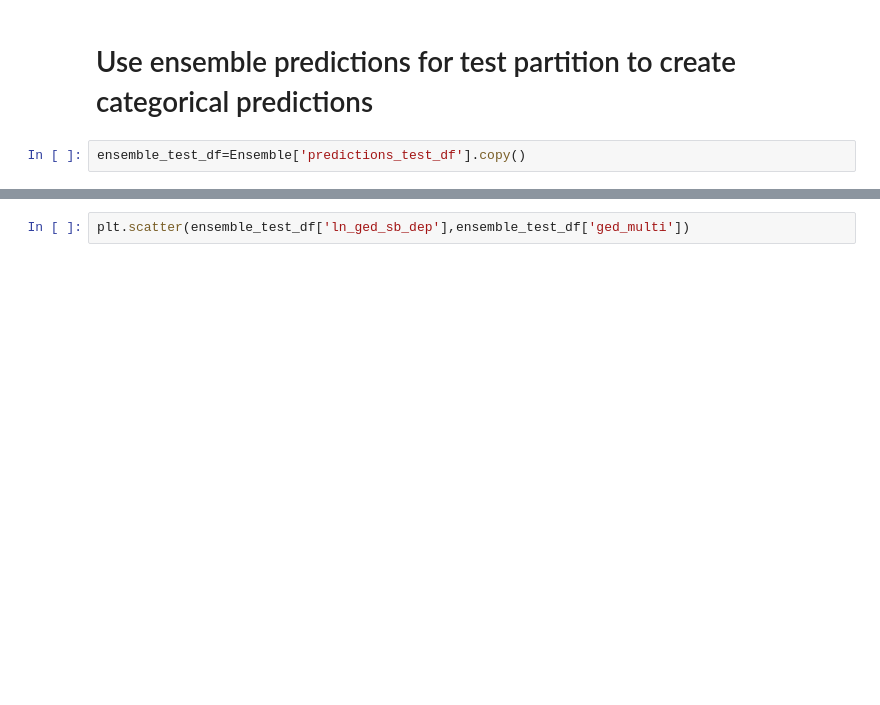
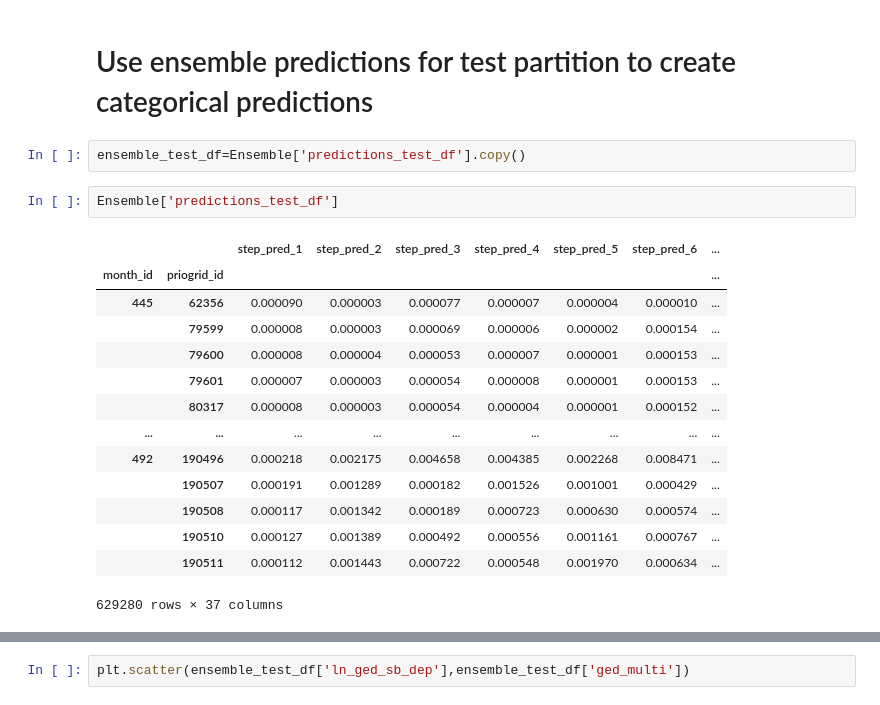
Before and after one commit to prio-data/FCDO_predicting_fatalities, a Jupyter notebook: pgm_futurepredictions.ipynb, the cells around one changed output, grey strips where cells are left out. Saved outputs shown, nothing was run; the diff lists cells and outputs as text; blank space fills up the shorter version.

```diff
--- a/pgm_futurepredictions.ipynb
+++ b/pgm_futurepredictions.ipynb
@@ -413,6 +423,23 @@ Ensemble['predictions_future_df'].forecasts.to_store(name=predstore_future, over
 # Use ensemble predictions for test partition to create categorical predictions
 # %%
 ensemble_test_df=Ensemble['predictions_test_df'].copy()
+# %%
+Ensemble['predictions_test_df']
+# %% [output]
+|  |  | step_pred_1 | step_pred_2 | step_pred_3 | step_pred_4 | step_pred_5 | step_pred_6 | ... |
+| month_id | priogrid_id |  |  |  |  |  |  | ... |
+| 445 | 62356 | 0.000090 | 0.000003 | 0.000077 | 0.000007 | 0.000004 | 0.000010 | ... |
+|  | 79599 | 0.000008 | 0.000003 | 0.000069 | 0.000006 | 0.000002 | 0.000154 | ... |
+|  | 79600 | 0.000008 | 0.000004 | 0.000053 | 0.000007 | 0.000001 | 0.000153 | ... |
+|  | 79601 | 0.000007 | 0.000003 | 0.000054 | 0.000008 | 0.000001 | 0.000153 | ... |
+|  | 80317 | 0.000008 | 0.000003 | 0.000054 | 0.000004 | 0.000001 | 0.000152 | ... |
+| ... | ... | ... | ... | ... | ... | ... | ... | ... |
+| 492 | 190496 | 0.000218 | 0.002175 | 0.004658 | 0.004385 | 0.002268 | 0.008471 | ... |
+|  | 190507 | 0.000191 | 0.001289 | 0.000182 | 0.001526 | 0.001001 | 0.000429 | ... |
+|  | 190508 | 0.000117 | 0.001342 | 0.000189 | 0.000723 | 0.000630 | 0.000574 | ... |
+|  | 190510 | 0.000127 | 0.001389 | 0.000492 | 0.000556 | 0.001161 | 0.000767 | ... |
+|  | 190511 | 0.000112 | 0.001443 | 0.000722 | 0.000548 | 0.001970 | 0.000634 | ... |
+629280 rows × 37 columns
 # %%
 # Generate dichotomous version of dependent variable
 ensemble_test_df['ged_gte_25'] = ensemble_test_df['ln_ged_sb_dep'].apply(lambda x: 1 if x >= np.log1p(25) else 0)
```
Also changed, not shown: parts of 15 cells of this notebook.
